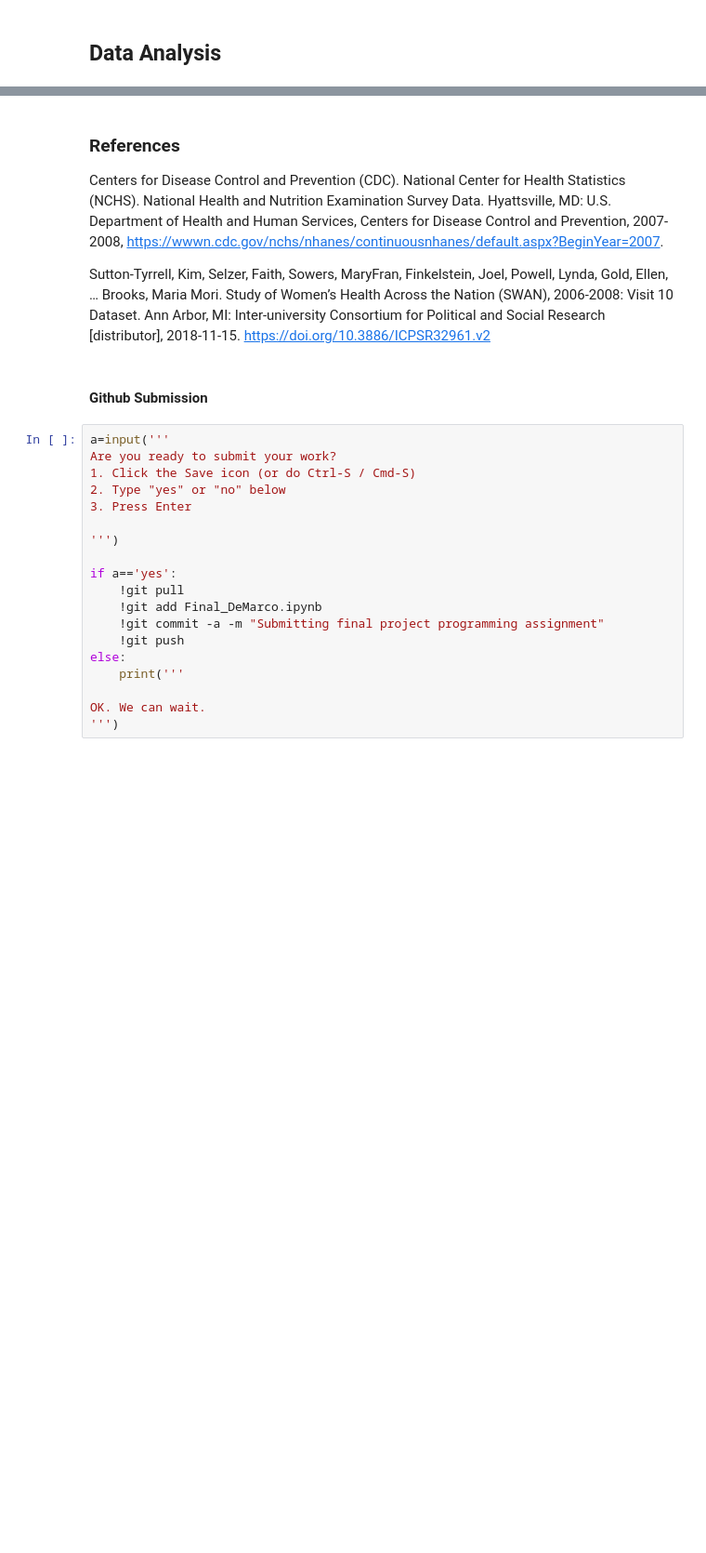
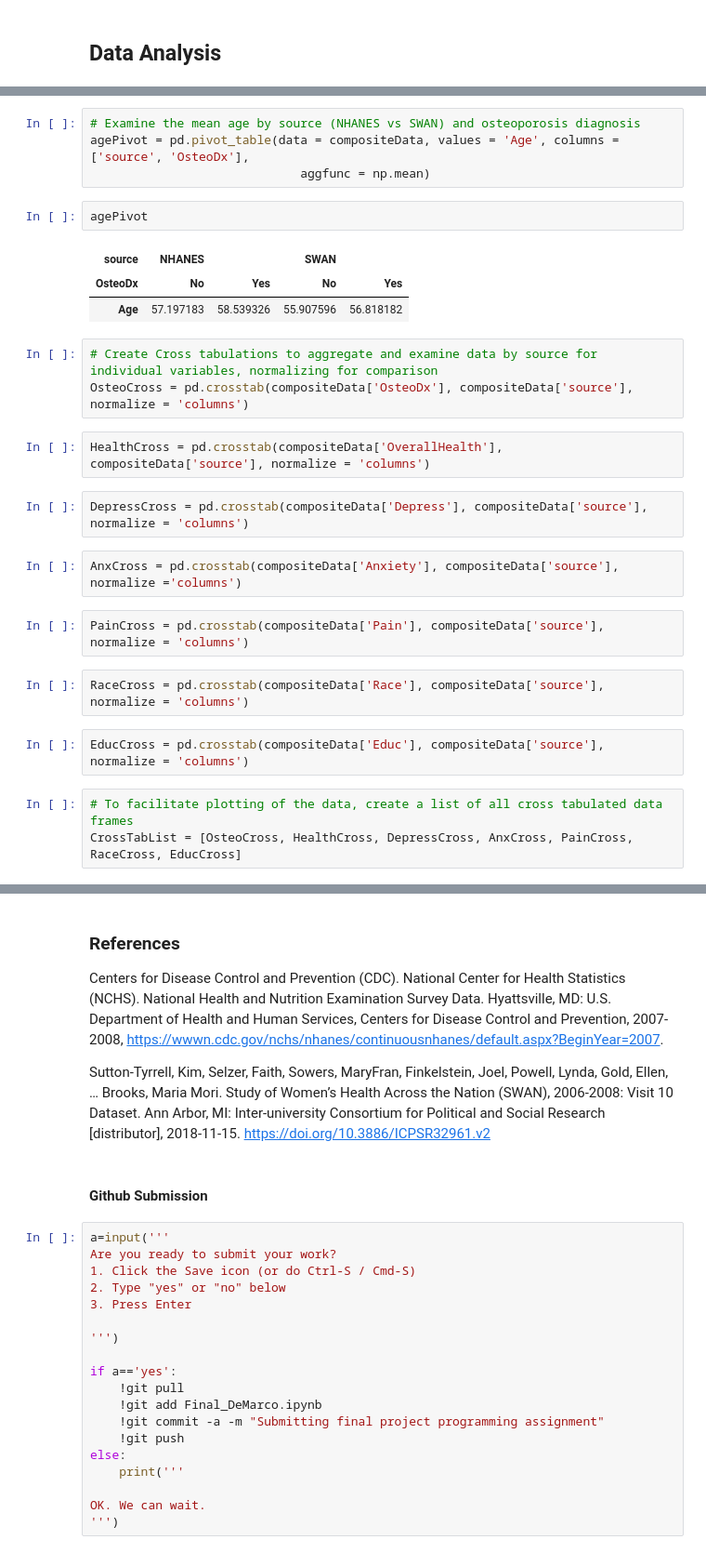
Before and after one commit to ecdmdphd/hds5210-2022, a Jupyter notebook: final/Final_DeMarco.ipynb, the cells around one changed output, grey strips where cells are left out. Shown: that part at 93% size. Saved outputs shown, nothing was run; the diff lists cells and outputs as text; blank space fills up the shorter version.

```diff
--- a/final/Final_DeMarco.ipynb
+++ b/final/Final_DeMarco.ipynb
@@ -403,0 +695,28 @@ will need to ask about field level transformations (would something like recodin
+# %%
+# Examine the mean age by source (NHANES vs SWAN) and osteoporosis diagnosis
+agePivot = pd.pivot_table(data = compositeData, values = 'Age', columns = ['source', 'OsteoDx'],
+                             aggfunc = np.mean)
+# %%
+agePivot
+# %% [output]
+| source | NHANES |  | SWAN |  |
+| OsteoDx | No | Yes | No | Yes |
+| Age | 57.197183 | 58.539326 | 55.907596 | 56.818182 |
+# %%
+# Create Cross tabulations to aggregate and examine data by source for individual variables, normalizing for comparison
+OsteoCross = pd.crosstab(compositeData['OsteoDx'], compositeData['source'], normalize = 'columns')
+# %%
+HealthCross = pd.crosstab(compositeData['OverallHealth'], compositeData['source'], normalize = 'columns')
+# %%
+DepressCross = pd.crosstab(compositeData['Depress'], compositeData['source'], normalize = 'columns')
+# %%
+AnxCross = pd.crosstab(compositeData['Anxiety'], compositeData['source'], normalize ='columns')
+# %%
+PainCross = pd.crosstab(compositeData['Pain'], compositeData['source'], normalize = 'columns')
+# %%
+RaceCross = pd.crosstab(compositeData['Race'], compositeData['source'], normalize = 'columns')
+# %%
+EducCross = pd.crosstab(compositeData['Educ'], compositeData['source'], normalize = 'columns')
+# %%
+# To facilitate plotting of the data, create a list of all cross tabulated data frames
+CrossTabList = [OsteoCross, HealthCross, DepressCross, AnxCross, PainCross, RaceCross, EducCross]
```
Also changed, not shown: parts of 56 cells of this notebook, 1 other file.
